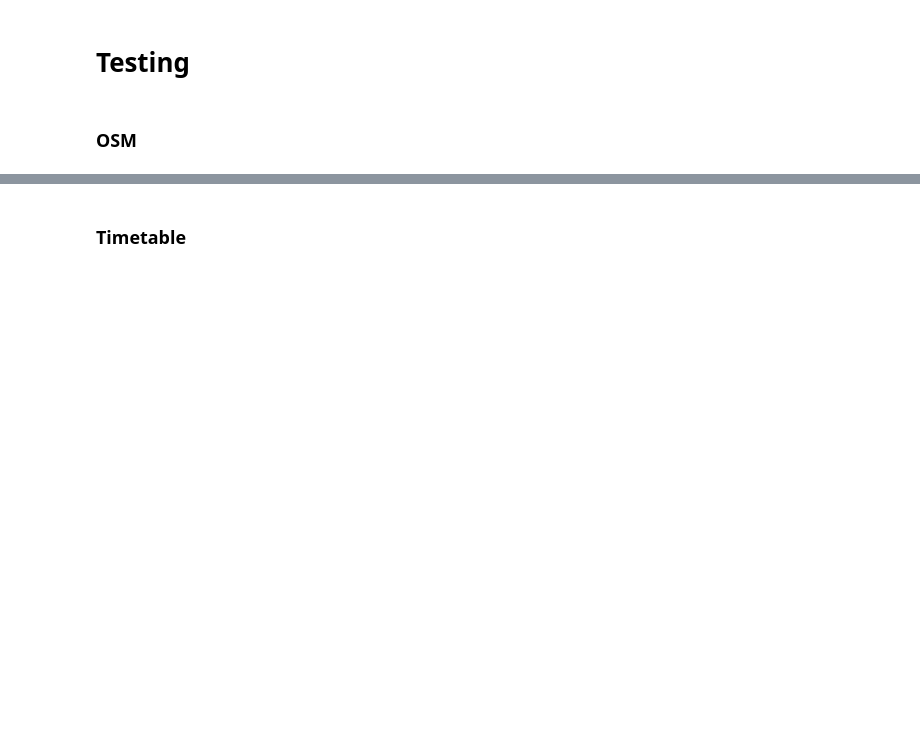
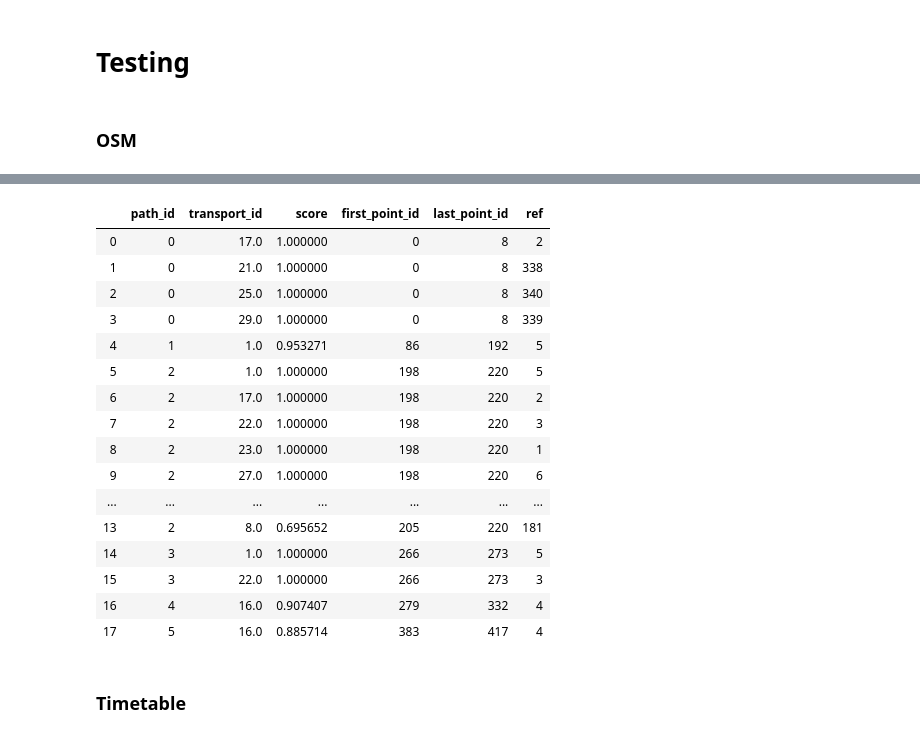
Before and after one commit to timur26/transportation-mode-detection-from-GPS-data, a Jupyter notebook: fribourg.ipynb, the cells around one changed output, grey strips where cells are left out. Saved outputs shown, nothing was run; the diff lists cells and outputs as text; code cells hidden in the pictures; blank space fills up the shorter version.

```diff
--- a/fribourg.ipynb
+++ b/fribourg.ipynb
@@ -748,14 +760,10 @@ def get_top_scorers(nw_points, transport_df, user_df, max_dist=0.2, threshold=1.
 # %%
 overlap_lat_lon_df = get_closest_pt_lines(fbg_tree, non_walk_points, user_gps_df, labeled_points)
 overlap_lat_df = get_closest_pt_lines(fbg_tree, non_walk_points, user_gps_df, labeled_points,
-                                      lon=False, dist_threshold=0.0005)
+                                      lon=False, dist_threshold=50)
 overlap_lon_df = get_closest_pt_lines(fbg_tree, non_walk_points, user_gps_df, labeled_points,
-                                      lat=False, dist_threshold=0.0005)
+                                      lat=False, dist_threshold=50)
 # %%
 overlap_lat_lon_scores_df = score_lines(overlap_lat_lon_df, non_walk_points)
-overlap_lat_scores_df = score_lines(overlap_lat_df, non_walk_points, discount_factor=1)
-overlap_lon_scores_df = score_lines(overlap_lon_df, non_walk_points, discount_factor=1)
+overlap_lat_scores_df = score_lines(overlap_lat_df, non_walk_points, discount_factor=1, threshold=0.5)
+overlap_lon_scores_df = score_lines(overlap_lon_df, non_walk_points, discount_factor=1, threshold=0.5)
-# %%
-overlap_lat_lon_scores_df['ref'] = overlap_lat_lon_scores_df.apply(lambda x: fribourg_routes[x.transport_id].get('ref'), axis=1)
-overlap_lat_scores_df['ref'] = overlap_lat_scores_df.apply(lambda x: fribourg_routes[x.transport_id].get('ref'), axis=1)
-overlap_lon_scores_df['ref'] = overlap_lon_scores_df.apply(lambda x: fribourg_routes[x.transport_id].get('ref'), axis=1)
@@ -810,3 +788,23 @@ overlap_lon_df
+# %%
+overlap_lon_scores_df
+# %% [output]
+|  | path_id | transport_id | score | first_point_id | last_point_id | ref |
+| 0 | 0 | 17.0 | 1.000000 | 0 | 8 | 2 |
+| 1 | 0 | 21.0 | 1.000000 | 0 | 8 | 338 |
+| 2 | 0 | 25.0 | 1.000000 | 0 | 8 | 340 |
+| 3 | 0 | 29.0 | 1.000000 | 0 | 8 | 339 |
+| 4 | 1 | 1.0 | 0.953271 | 86 | 192 | 5 |
+| 5 | 2 | 1.0 | 1.000000 | 198 | 220 | 5 |
+| 6 | 2 | 17.0 | 1.000000 | 198 | 220 | 2 |
+| 7 | 2 | 22.0 | 1.000000 | 198 | 220 | 3 |
+| 8 | 2 | 23.0 | 1.000000 | 198 | 220 | 1 |
+| 9 | 2 | 27.0 | 1.000000 | 198 | 220 | 6 |
+| ... | ... | ... | ... | ... | ... | ... |
+| 13 | 2 | 8.0 | 0.695652 | 205 | 220 | 181 |
+| 14 | 3 | 1.0 | 1.000000 | 266 | 273 | 5 |
+| 15 | 3 | 22.0 | 1.000000 | 266 | 273 | 3 |
+| 16 | 4 | 16.0 | 0.907407 | 279 | 332 | 4 |
+| 17 | 5 | 16.0 | 0.885714 | 383 | 417 | 4 |
 # %% [markdown]
 ### Timetable
 # %%
```
Also changed, not shown: parts of 24 cells of this notebook.
